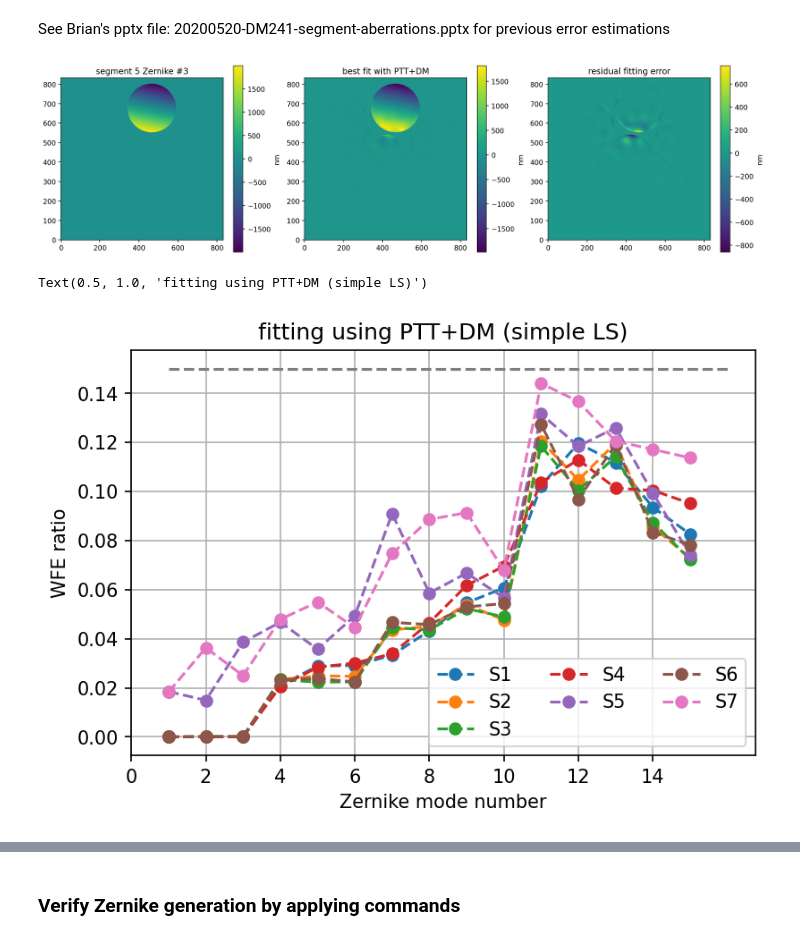
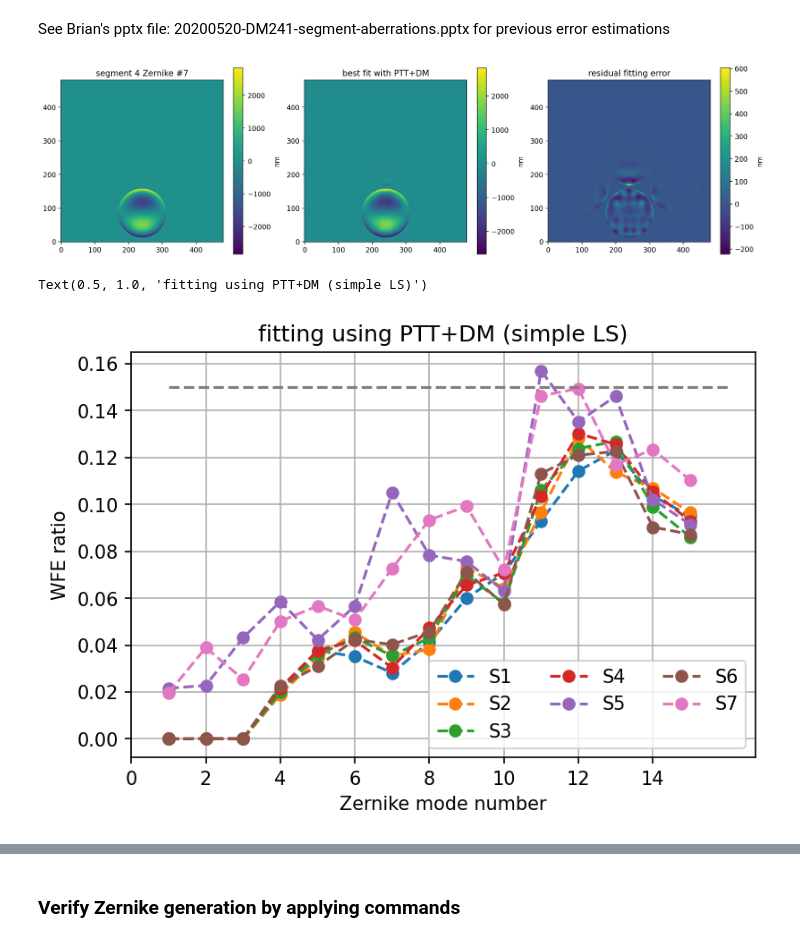
Before and after one commit to fquiros/CEO, a Jupyter notebook: python/ceo/wfpt/WFPT_segment_zernikes_v1.ipynb, the cells around one changed output, grey strips where cells are left out. Drawn from its saved outputs; the diff is of its cells as text; code cells hidden in the pictures.

```diff
--- a/python/ceo/wfpt/WFPT_segment_zernikes_v1.ipynb
+++ b/python/ceo/wfpt/WFPT_segment_zernikes_v1.ipynb
@@ -25,7 +25,7 @@ from ceo import wfpt_visulib, wfpt_zernike_modes_creation
 # %%
 M2_baffle_diam=0.0 # 3.6  # size of M2 baffle
 project_truss_onaxis=False # simulate truss shadows over central segment
-path = 'SH'
+path = 'DFS'
 zerntool = wfpt_zernike_modes_creation(M2_baffle_diam=M2_baffle_diam,
                                 project_truss_onaxis=project_truss_onaxis, path=path)
 nPx = zerntool.src._nPx
@@ -211,39 +225,39 @@ for segid in range(7):
         p2verr2[zid,segid] = p2v(Zdiff[:,zid,segid]) / p2v(zerntool.Zmat[:,zid,segid])
         fiterr2[zid,segid] = np.std(Zdiff[:,zid,segid]) / np.sqrt(np.sum(zerntool.Zmat[:,zid,segid]**2)/zerntool.npseg[segid])
 # %%
-segid = 4
-zid = 2
+segid = 3
+zid = 6
 zamp = 1e-6
 
 #-- Theoretical Zernike
 Ztheo = np.zeros((nPx,nPx))
 Ztheo[zerntool.GMTmask] = zerntool.Zmat[:,zid,segid]
 
 #-- Best-fit Zernike
 Zbf = np.zeros((nPx,nPx))
 Zbf[zerntool.GMTmask] = zerntool.fitZern[mirror]['Zmat'][:,zid,segid]
 
 #-- Error
 Zerr = np.zeros((nPx,nPx))
 Zerr[zerntool.GMTmask] = Zdiff[:,zid,segid]
 
 fig, (ax1,ax2,ax3) = plt.subplots(ncols=3)
 fig.set_size_inches((18,5))
 fig.dpi=200
 
 im1 = ax1.imshow(Ztheo*zamp*1e9, origin='lower')
 clb1 = fig.colorbar(im1, ax=ax1, label='nm')
 ax1.set_title('segment %d Zernike #%d'%(segid+1, zid+1))
 
 im2 = ax2.imshow(Zbf*zamp*1e9, origin='lower')
 clb2 = fig.colorbar(im2, ax=ax2, label='nm')
 ax2.set_title('best fit with PTT+DM');
 
 im3 = ax3.imshow(Zerr*zamp*1e9, origin='lower')
 clb2 = fig.colorbar(im3, ax=ax3, label='nm')
 ax3.set_title('residual fitting error');
 # %% [output]
-[figure, old version]
+[figure, new version]
 # %%
 fig, ax = plt.subplots()
 fig.dpi=150
@@ -257,7 +271,7 @@ ax.set_ylabel('WFE ratio')
 ax.set_title('fitting using PTT+DM (simple LS)')
 # %% [output]
 Text(0.5, 1.0, 'fitting using PTT+DM (simple LS)')
-[figure, old version]
+[figure, new version]
 # %%
 fig, ax = plt.subplots()
 fig.dpi=150
```
Also changed, not shown: parts of 18 cells of this notebook, 1 other file.
